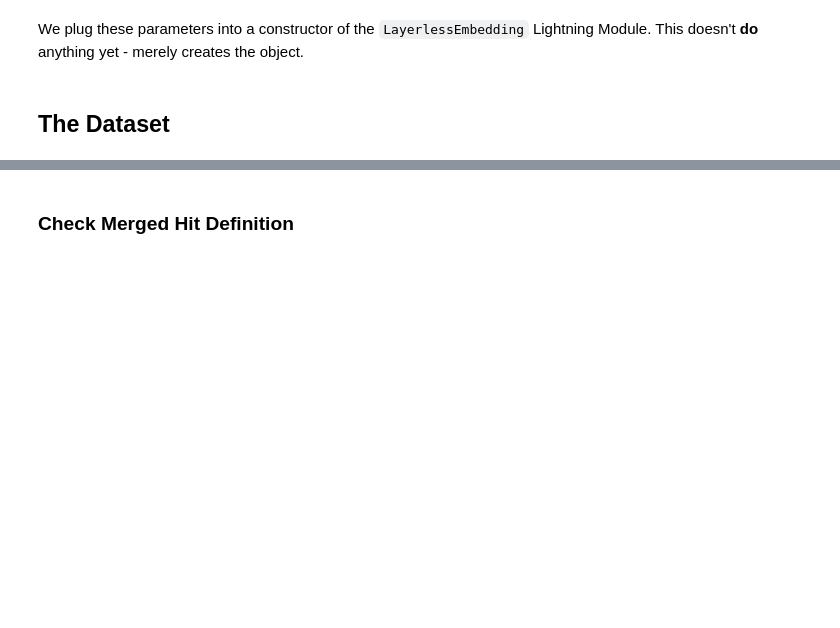
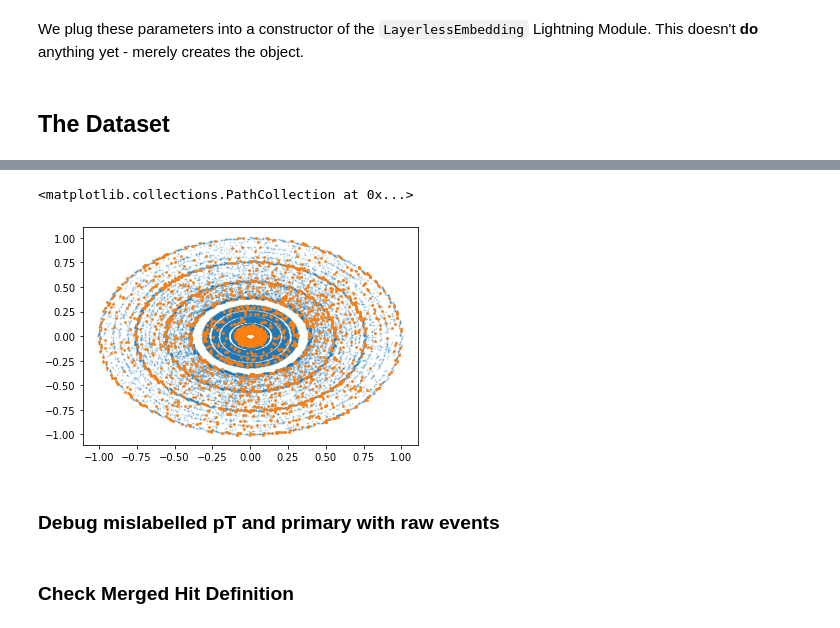
Before and after one commit to HSF-reco-and-software-triggers/Tracking-ML-Exa.TrkX, a Jupyter notebook: Pipelines/Common_Tracking_Example/notebooks/ITk/Examples/Example_Embedding.ipynb, the cells around one changed output, grey strips where cells are left out. Saved outputs shown, nothing was run; the diff lists cells and outputs as text; code cells hidden in the pictures; blank space fills up the shorter version.

```diff
--- a/Pipelines/Common_Tracking_Example/notebooks/ITk/Examples/Example_Embedding.ipynb
+++ b/Pipelines/Common_Tracking_Example/notebooks/ITk/Examples/Example_Embedding.ipynb
@@ -52,0 +56,4 @@ Wall time: 31 s
+# %%
+trainset = model.trainset
+# %%
+sample = trainset[0]
@@ -52,0 +64,5 @@ Wall time: 31 s
+# %%
+noise_pt_noise_pid = ((sample.pt != sample.pt) & (sample.pid == 0))
+signal_pt_noise_pid = ((sample.pt == sample.pt) & (sample.pid == 0))
+noise_pt_signal_pid = ((sample.pt != sample.pt) & (sample.pid != 0))
+signal_pt_signal_pid = ((sample.pt == sample.pt) & (sample.pid != 0))
@@ -53,3 +96,15 @@ Wall time: 31 s
+# %%
+# Scatter plot the sample.x of noise_pt_signal_pid
+r, phi, z = sample.x.T
+phi = np.pi * phi
+x, y = r * np.cos(phi), r * np.sin(phi)
+plt.scatter(x[signal_pt_signal_pid], y[signal_pt_signal_pid], label="Signal pt, signal pid", alpha=0.2, s=1)
+plt.scatter(x[noise_pt_signal_pid], y[noise_pt_signal_pid], s=3)
+# %% [output]
+<matplotlib.collections.PathCollection at 0x...>
+[figure, added]
+# %% [markdown]
+### Debug mislabelled pT and primary with raw events
 # %% [markdown]
 ### Check Merged Hit Definition
 # %%
```
Also changed, not shown: parts of 5 cells of this notebook, 33 other files.
